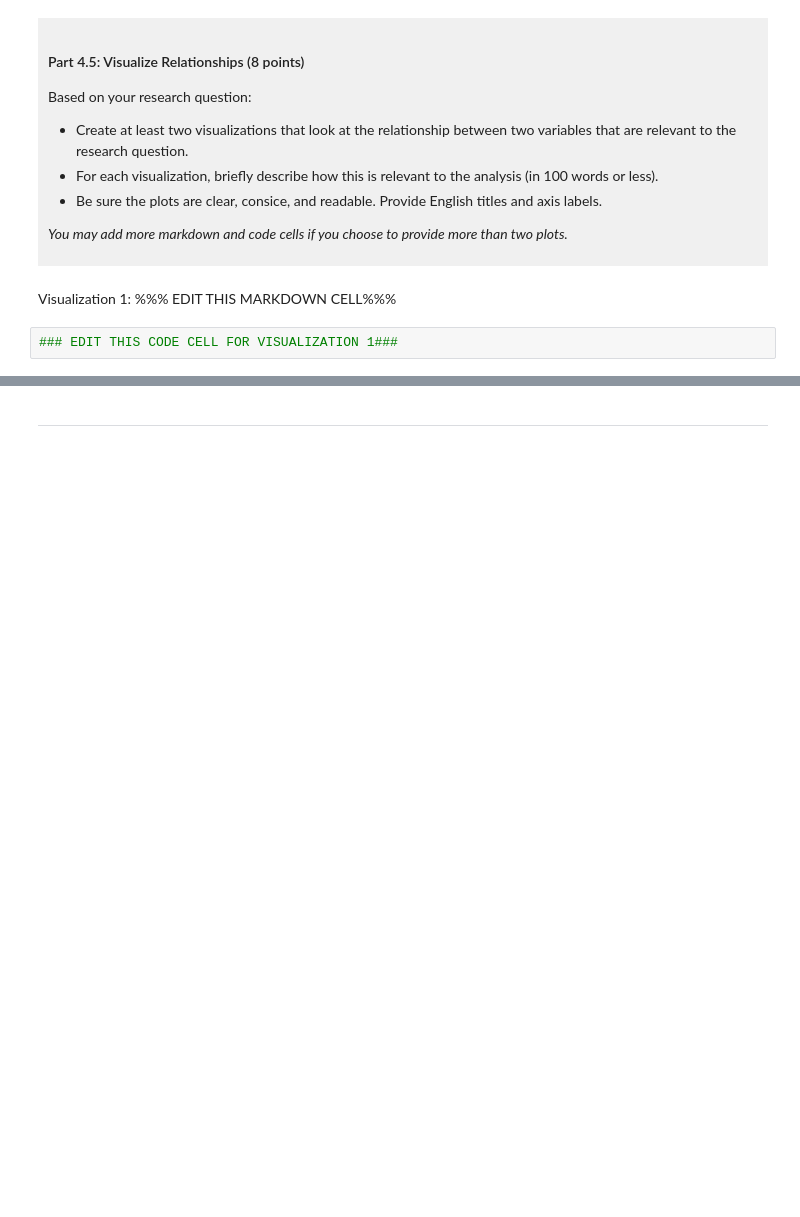
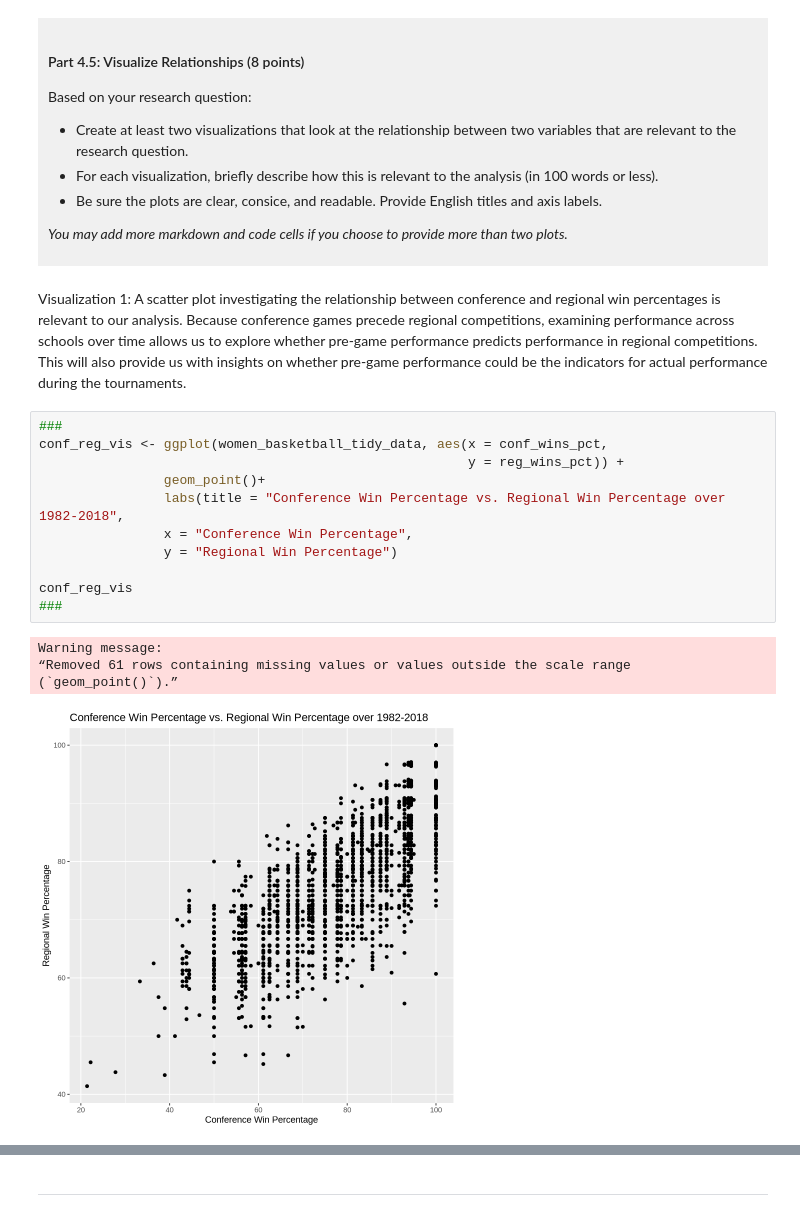
Before and after one commit to bloomoftianzen/dsci-100-project-tiantian-c, a Jupyter notebook: dsci-100-project-notebook.ipynb, the cells around one changed output, grey strips where cells are left out. Saved outputs shown, nothing was run; the diff lists cells and outputs as text; blank space fills up the shorter version.

```diff
--- a/dsci-100-project-notebook.ipynb
+++ b/dsci-100-project-notebook.ipynb
@@ -312,7 +396,21 @@ Based on your research question:
 *You may add more markdown and code cells if you choose to provide more than two plots.*
 </div>
 # %% [markdown]
-Visualization 1: %%% EDIT THIS MARKDOWN CELL%%%
+Visualization 1: A scatter plot investigating the relationship between conference and regional win percentages is relevant to our analysis. Because conference games precede regional competitions, examining performance across schools over time allows us to explore whether pre-game performance predicts performance in regional competitions. This will also provide us with insights on whether pre-game performance could be the indicators for actual performance during the tournaments.
 # %%
-### EDIT THIS CODE CELL FOR VISUALIZATION 1###
+###
+conf_reg_vis <- ggplot(women_basketball_tidy_data, aes(x = conf_wins_pct,
+                                                       y = reg_wins_pct)) +
+                geom_point()+
+                labs(title = "Conference Win Percentage vs. Regional Win Percentage over 1982-2018",
+                x = "Conference Win Percentage",
+                y = "Regional Win Percentage")
+
+conf_reg_vis
+###
+# %% [output]
+Warning message:
+“Removed 61 rows containing missing values or values outside the scale range
+(`geom_point()`).”
+[figure, added]
 # %% [markdown]
```
Also changed, not shown: parts of 10 cells of this notebook.
